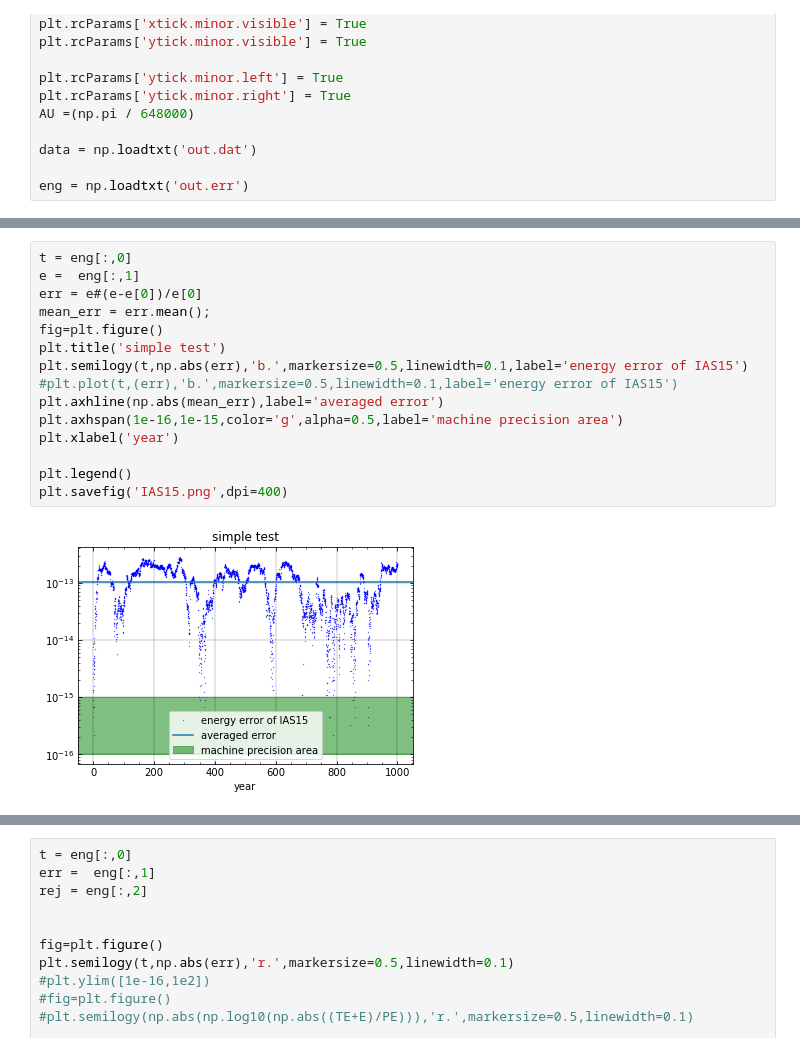
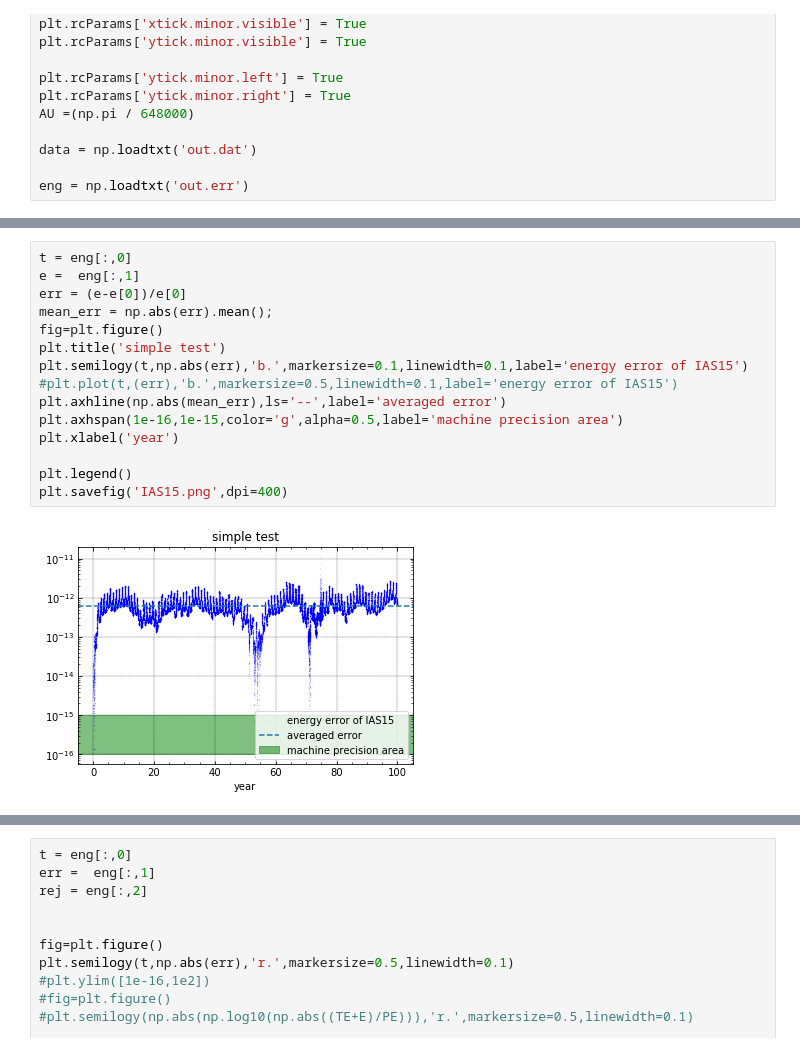
Before and after one commit to YihanWangAstro/SpaceHub, a Jupyter notebook: integrationTest/Untitled.ipynb, the cells around one changed output, grey strips where cells are left out. Drawn from its saved outputs; the diff is of its cells as text.

```diff
--- a/integrationTest/Untitled.ipynb
+++ b/integrationTest/Untitled.ipynb
@@ -47,20 +47,20 @@ plt.legend()
 # %%
 t = eng[:,0]
 e =  eng[:,1]
-err = e#(e-e[0])/e[0]
-mean_err = err.mean();
+err = (e-e[0])/e[0]
+mean_err = np.abs(err).mean();
 fig=plt.figure()
 plt.title('simple test')
-plt.semilogy(t,np.abs(err),'b.',markersize=0.5,linewidth=0.1,label='energy error of IAS15')
+plt.semilogy(t,np.abs(err),'b.',markersize=0.1,linewidth=0.1,label='energy error of IAS15')
 #plt.plot(t,(err),'b.',markersize=0.5,linewidth=0.1,label='energy error of IAS15')
-plt.axhline(np.abs(mean_err),label='averaged error')
+plt.axhline(np.abs(mean_err),ls='--',label='averaged error')
 plt.axhspan(1e-16,1e-15,color='g',alpha=0.5,label='machine precision area')
 plt.xlabel('year')
 
 plt.legend()
 plt.savefig('IAS15.png',dpi=400)
 # %% [output]
-[figure, old version]
+[figure, new version]
 # %%
 t = eng[:,0]
 e =  eng[:,1]
```
Also changed, not shown: parts of 3 cells of this notebook, 17 other files.
